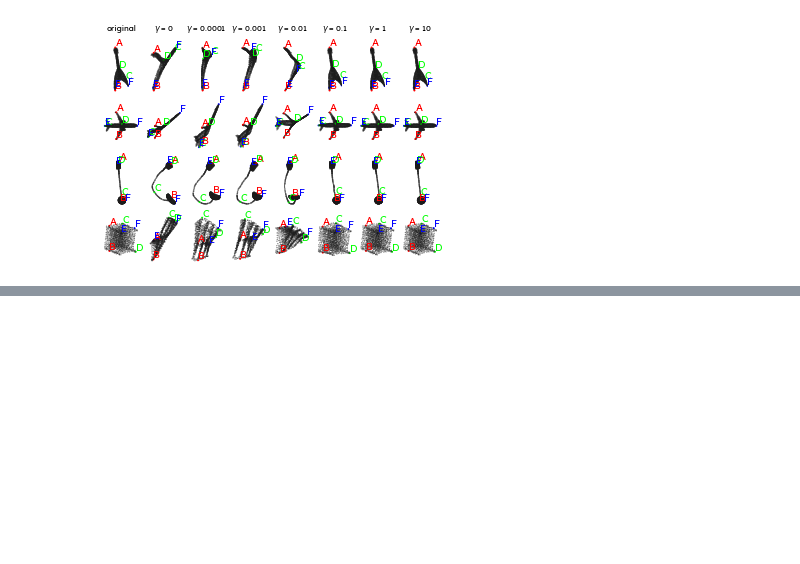
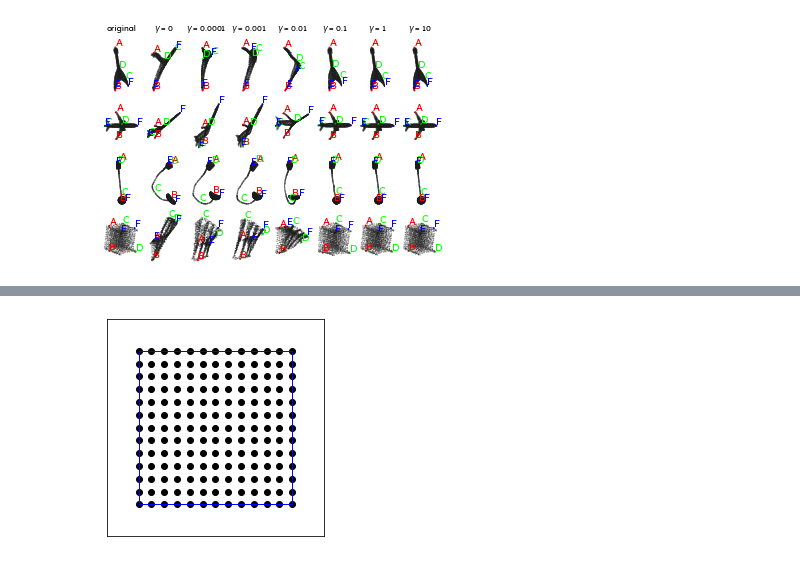
Before and after one commit to megaelius/LG-GCN, a Jupyter notebook: visualize.ipynb, the cells around one changed output, grey strips where cells are left out. Saved outputs shown, nothing was run; the diff lists cells and outputs as text; code cells hidden in the pictures; blank space fills up the shorter version.

```diff
--- a/visualize.ipynb
+++ b/visualize.ipynb
@@ -785,0 +830,20 @@ torch.Size([1024, 3]) torch.Size([3, 2])
+# %%
+fig = plt.figure()
+ax = fig.add_subplot(111)
+
+grid = []
+for i in range(-6,7):
+    for j in range(-6,7):
+        grid.append([i,j])
+grid = np.array(grid)
+ax.scatter(grid[:,0],grid[:,1], c = 'black')
+rect = plt.Rectangle((-6, -6),12,12, color='b', fill=False)
+ax.add_patch(rect)
+ax.axes.set_aspect('equal')
+plt.xlim(-8.5,8.5)
+plt.ylim(-8.5,8.5)
+ax.axes.get_xaxis().set_visible(False)
+ax.axes.get_yaxis().set_visible(False)
+fig.savefig('figures/regular.png', dpi=1024, pad_inches=0,bbox_inches='tight')
+# %% [output]
+[figure, added]
```
Also changed, not shown: parts of 2 cells of this notebook, 5 other files.
